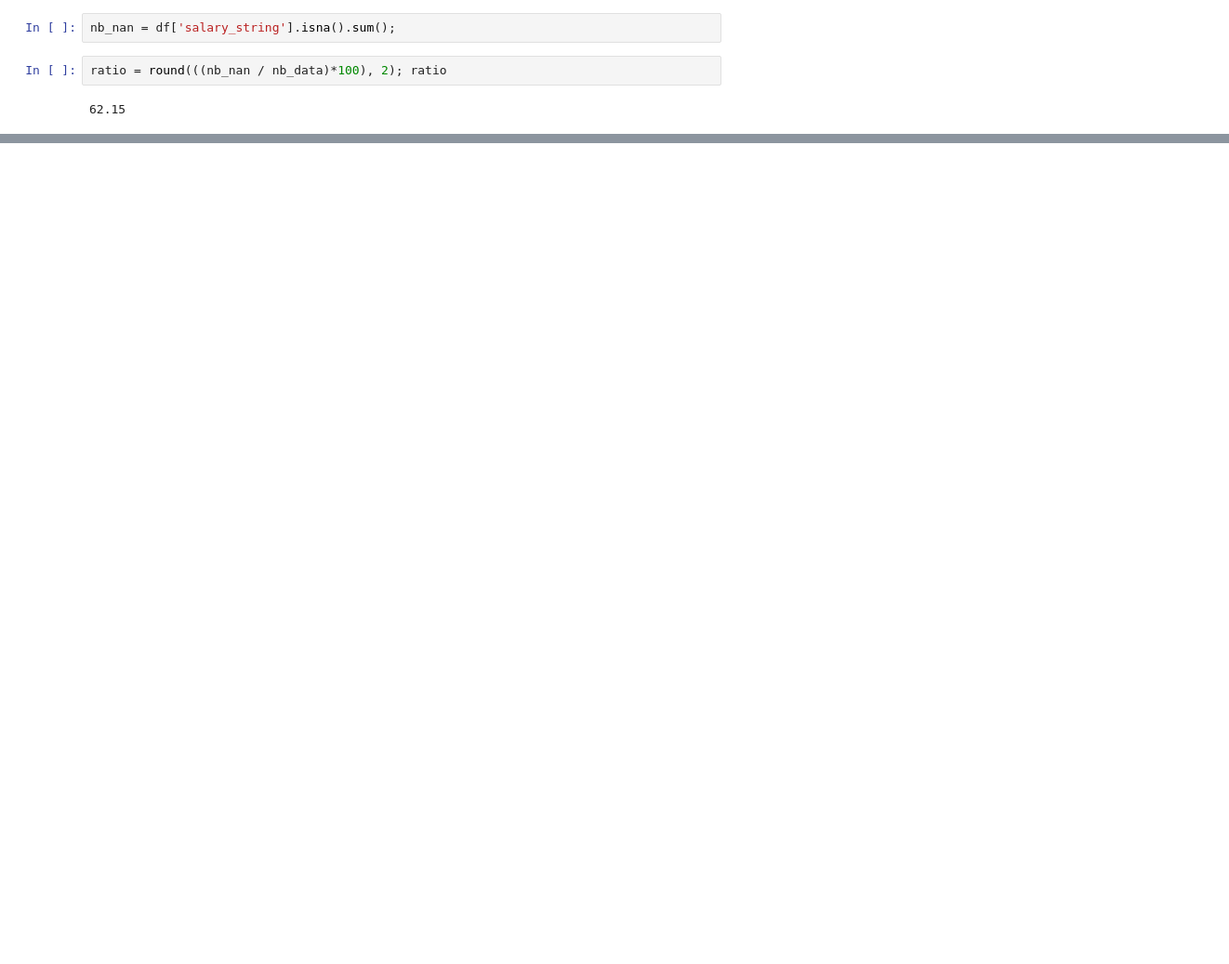
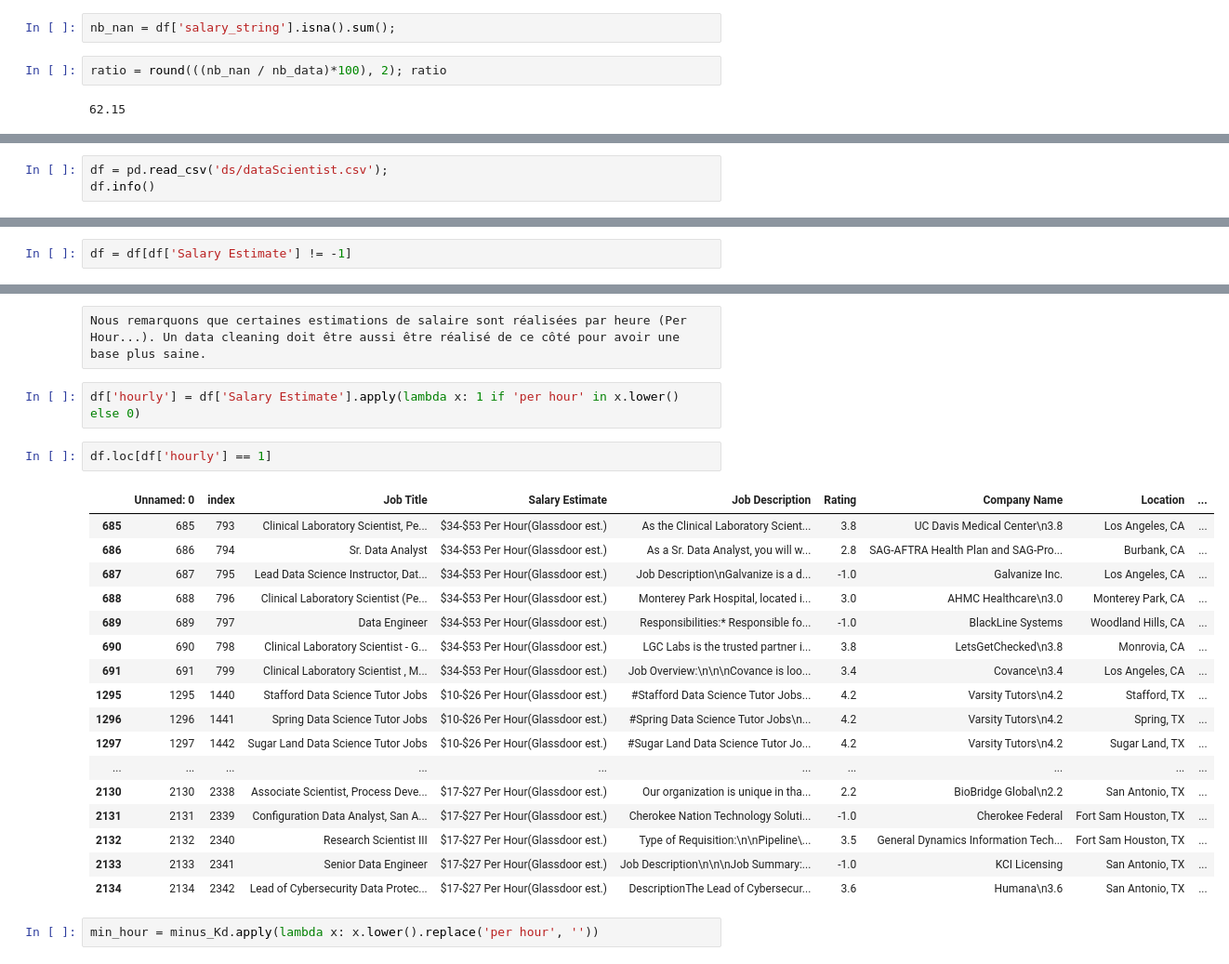
Before and after one commit to gaiakhouas/data_science_prediction_salary, a Jupyter notebook: index.ipynb, the cells around one changed output, grey strips where cells are left out. Shown at 93% size. Drawn from its saved outputs; the diff is of its cells as text; blank space fills up the shorter version.

Commit message:
data cleaning

```diff
--- a/index.ipynb
+++ b/index.ipynb
@@ -104,0 +112,3 @@ ratio = round(((nb_nan / nb_data)*100), 2); ratio
+# %%
+df = pd.read_csv('ds/dataScientist.csv');
+df.info()
@@ -104,0 +146,2 @@ ratio = round(((nb_nan / nb_data)*100), 2); ratio
+# %%
+df = df[df['Salary Estimate'] != -1]
@@ -104,0 +198,26 @@ ratio = round(((nb_nan / nb_data)*100), 2); ratio
+# %% [raw]
+Nous remarquons que certaines estimations de salaire sont réalisées par heure (Per Hour...). Un data cleaning doit être aussi être réalisé de ce côté pour avoir une base plus saine.
+# %%
+df['hourly'] = df['Salary Estimate'].apply(lambda x: 1 if 'per hour' in x.lower() else 0)
+# %%
+df.loc[df['hourly'] == 1]
+# %% [output]
+|  | Unnamed: 0 | index | Job Title | Salary Estimate | Job Description | Rating | Company Name | Location | ... |
+| 685 | 685 | 793 | Clinical Laboratory Scientist, Pe... | $34-$53 Per Hour(Glassdoor est.) | As the Clinical Laboratory Scient... | 3.8 | UC Davis Medical Center\n3.8 | Los Angeles, CA | ... |
+| 686 | 686 | 794 | Sr. Data Analyst | $34-$53 Per Hour(Glassdoor est.) | As a Sr. Data Analyst, you will w... | 2.8 | SAG-AFTRA Health Plan and SAG-Pro... | Burbank, CA | ... |
+| 687 | 687 | 795 | Lead Data Science Instructor, Dat... | $34-$53 Per Hour(Glassdoor est.) | Job Description\nGalvanize is a d... | -1.0 | Galvanize Inc. | Los Angeles, CA | ... |
+| 688 | 688 | 796 | Clinical Laboratory Scientist (Pe... | $34-$53 Per Hour(Glassdoor est.) | Monterey Park Hospital, located i... | 3.0 | AHMC Healthcare\n3.0 | Monterey Park, CA | ... |
+| 689 | 689 | 797 | Data Engineer | $34-$53 Per Hour(Glassdoor est.) | Responsibilities:* Responsible fo... | -1.0 | BlackLine Systems | Woodland Hills, CA | ... |
+| 690 | 690 | 798 | Clinical Laboratory Scientist - G... | $34-$53 Per Hour(Glassdoor est.) | LGC Labs is the trusted partner i... | 3.8 | LetsGetChecked\n3.8 | Monrovia, CA | ... |
+| 691 | 691 | 799 | Clinical Laboratory Scientist , M... | $34-$53 Per Hour(Glassdoor est.) | Job Overview:\n\n\nCovance is loo... | 3.4 | Covance\n3.4 | Los Angeles, CA | ... |
+| 1295 | 1295 | 1440 | Stafford Data Science Tutor Jobs | $10-$26 Per Hour(Glassdoor est.) | #Stafford Data Science Tutor Jobs... | 4.2 | Varsity Tutors\n4.2 | Stafford, TX | ... |
+| 1296 | 1296 | 1441 | Spring Data Science Tutor Jobs | $10-$26 Per Hour(Glassdoor est.) | #Spring Data Science Tutor Jobs\n... | 4.2 | Varsity Tutors\n4.2 | Spring, TX | ... |
+| 1297 | 1297 | 1442 | Sugar Land Data Science Tutor Jobs | $10-$26 Per Hour(Glassdoor est.) | #Sugar Land Data Science Tutor Jo... | 4.2 | Varsity Tutors\n4.2 | Sugar Land, TX | ... |
+| ... | ... | ... | ... | ... | ... | ... | ... | ... | ... |
+| 2130 | 2130 | 2338 | Associate Scientist, Process Deve... | $17-$27 Per Hour(Glassdoor est.) | Our organization is unique in tha... | 2.2 | BioBridge Global\n2.2 | San Antonio, TX | ... |
+| 2131 | 2131 | 2339 | Configuration Data Analyst, San A... | $17-$27 Per Hour(Glassdoor est.) | Cherokee Nation Technology Soluti... | -1.0 | Cherokee Federal | Fort Sam Houston, TX | ... |
+| 2132 | 2132 | 2340 | Research Scientist III | $17-$27 Per Hour(Glassdoor est.) | Type of Requisition:\n\nPipeline\... | 3.5 | General Dynamics Information Tech... | Fort Sam Houston, TX | ... |
+| 2133 | 2133 | 2341 | Senior Data Engineer | $17-$27 Per Hour(Glassdoor est.) | Job Description\n\n\nJob Summary:... | -1.0 | KCI Licensing | San Antonio, TX | ... |
+| 2134 | 2134 | 2342 | Lead of Cybersecurity Data Protec... | $17-$27 Per Hour(Glassdoor est.) | DescriptionThe Lead of Cybersecur... | 3.6 | Humana\n3.6 | San Antonio, TX | ... |
+# %%
+min_hour = minus_Kd.apply(lambda x: x.lower().replace('per hour', ''))
```
Also changed, not shown: parts of 38 cells of this notebook, 2 other files.
